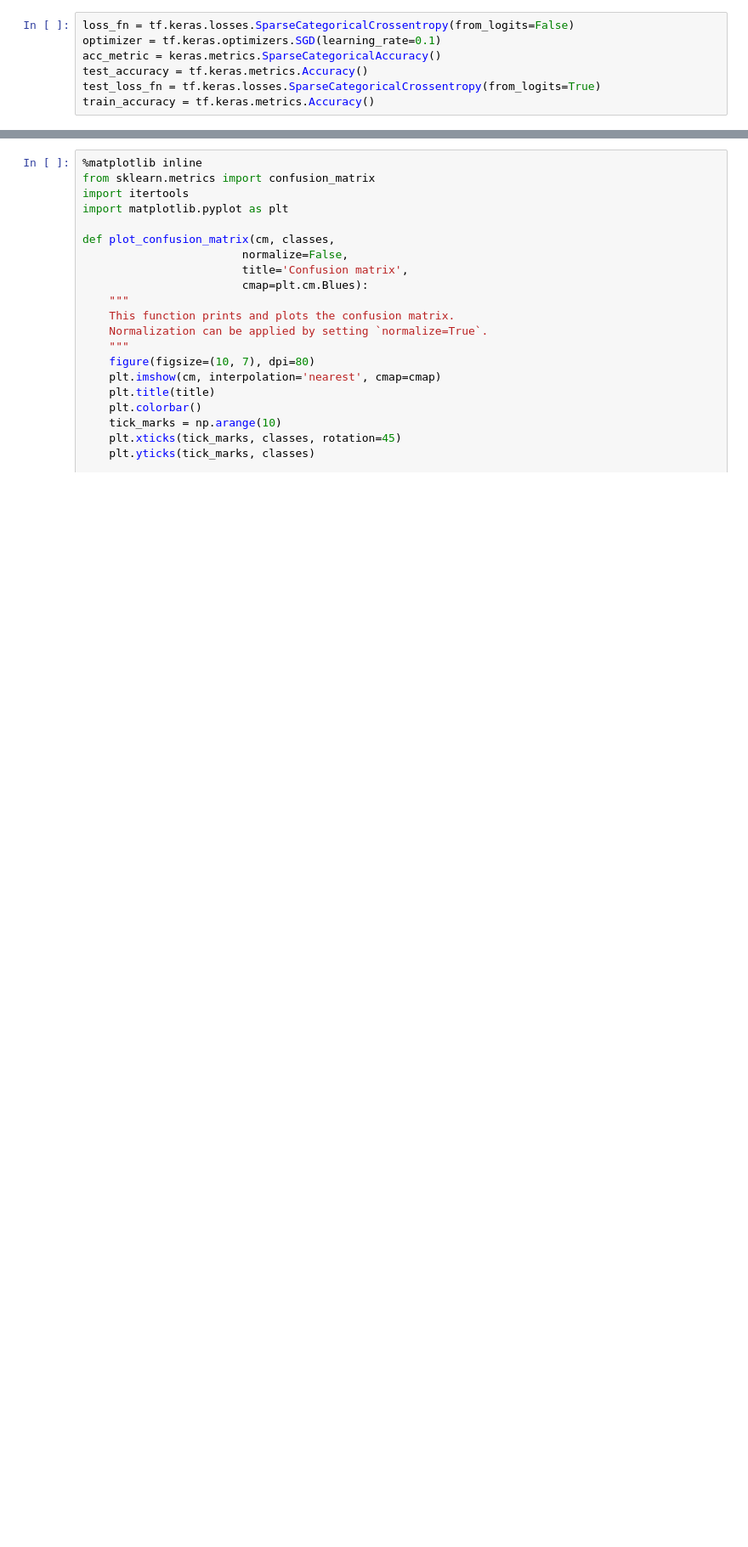
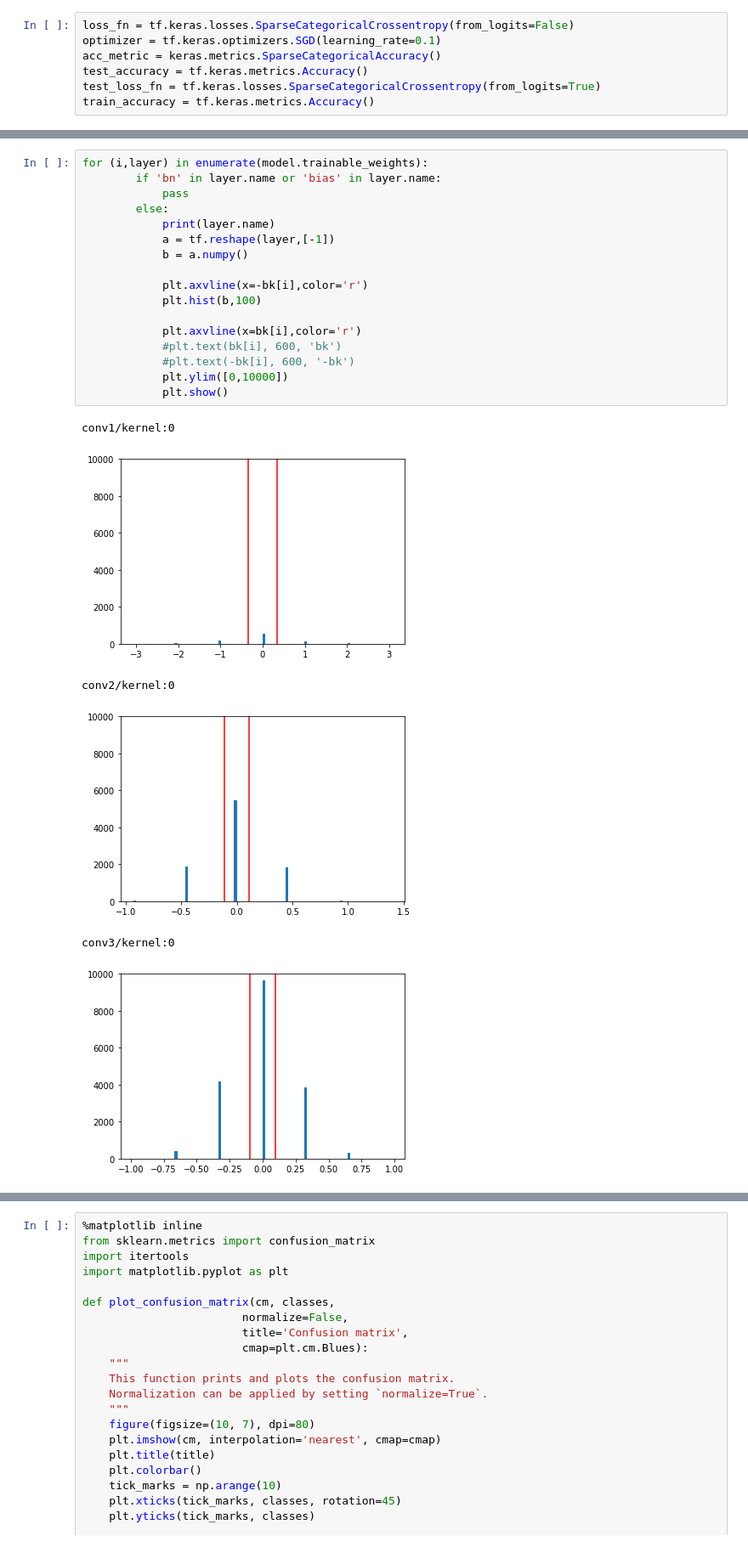
Before and after one commit to mateusArnaudGoldbarg/dl_compression, a Jupyter notebook: pruning-quantization-tensorflow/teste4/dl_newModel.ipynb, the cells around one changed output, grey strips where cells are left out. Shown at 85% size. Drawn from its saved outputs; the diff is of its cells as text; blank space fills up the shorter version.

```diff
--- a/pruning-quantization-tensorflow/teste4/dl_newModel.ipynb
+++ b/pruning-quantization-tensorflow/teste4/dl_newModel.ipynb
@@ -325,0 +331,24 @@ for i in range(l):
+# %%
+for (i,layer) in enumerate(model.trainable_weights):
+        if 'bn' in layer.name or 'bias' in layer.name:
+            pass
+        else:
+            print(layer.name)
+            a = tf.reshape(layer,[-1])
+            b = a.numpy()
+
+            plt.axvline(x=-bk[i],color='r')
+            plt.hist(b,100)
+
+            plt.axvline(x=bk[i],color='r')
+            #plt.text(bk[i], 600, 'bk')
+            #plt.text(-bk[i], 600, '-bk')
+            plt.ylim([0,10000])
+            plt.show()
+# %% [output]
+conv1/kernel:0
+[figure, added]
+conv2/kernel:0
+[figure, added]
+conv3/kernel:0
+[figure, added]
```
Also changed, not shown: parts of 18 cells of this notebook, 2 other files.
